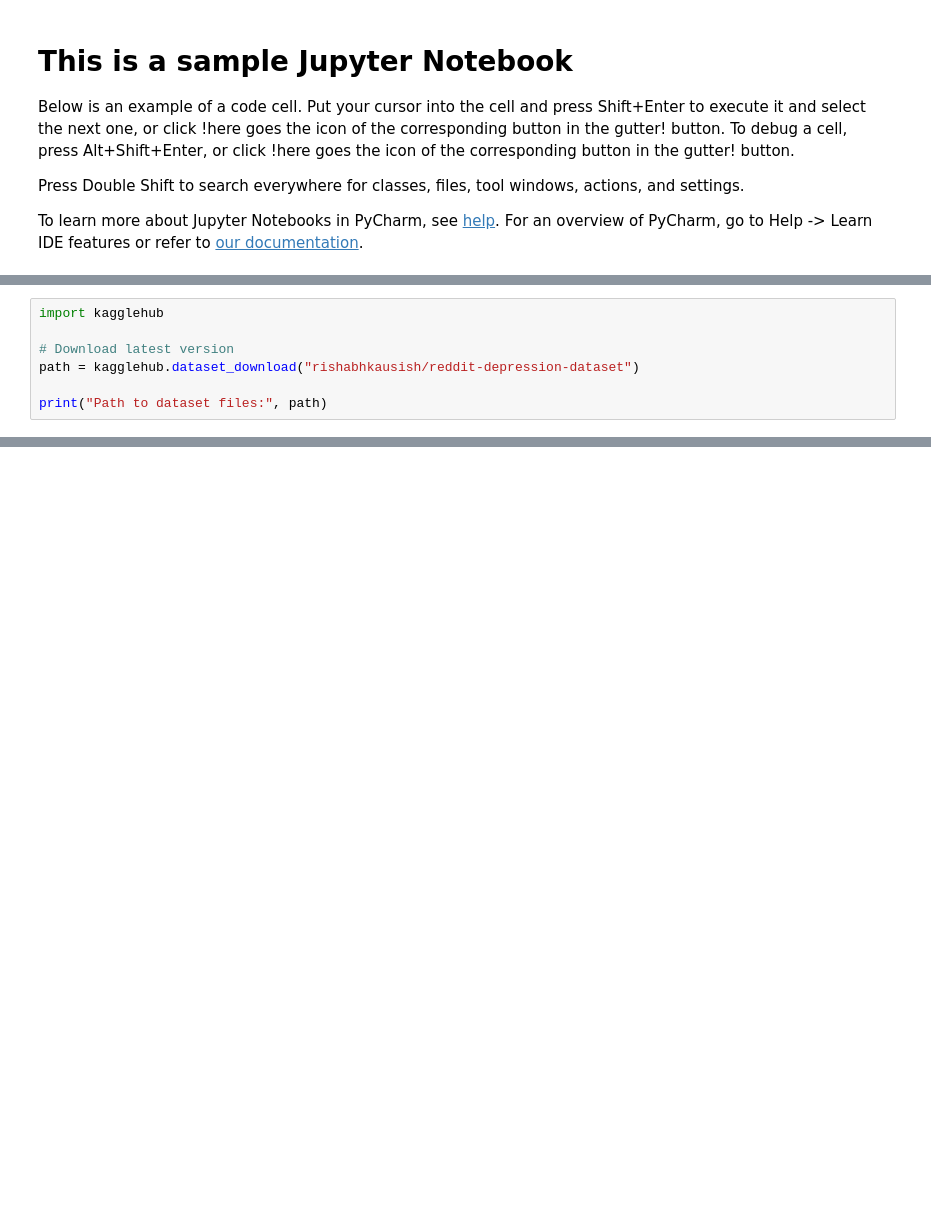
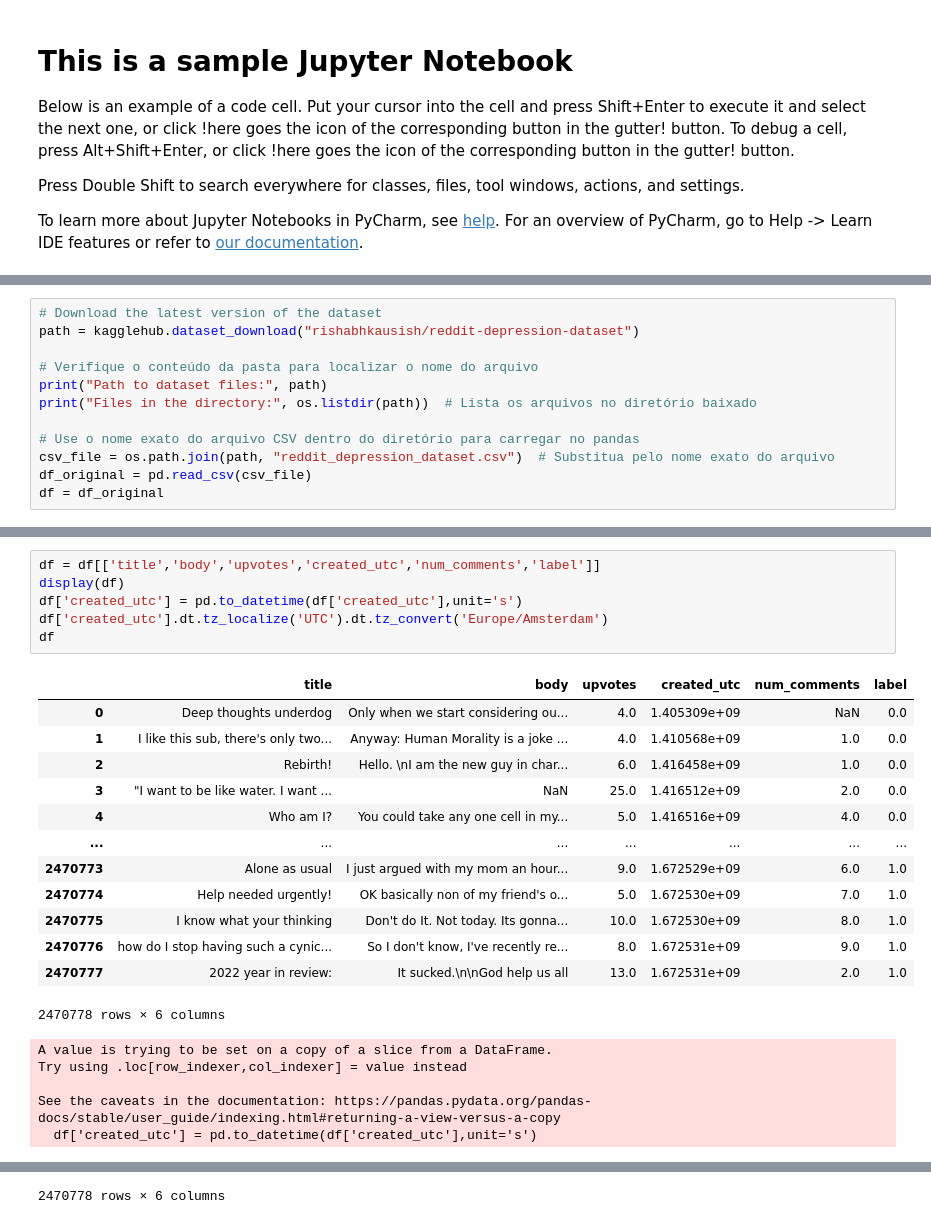
Before and after one commit to tomielopedro/FinalWork, a Jupyter notebook: sample.ipynb, the cells around one changed output, grey strips where cells are left out. Saved outputs shown, nothing was run; the diff lists cells and outputs as text; blank space fills up the shorter version.

```diff
--- a/sample.ipynb
+++ b/sample.ipynb
@@ -12,9 +21,14 @@ For an overview of PyCharm, go to Help -> Learn IDE features or refer to [our do
 # %%
-import kagglehub
-
-# Download latest version
+# Download the latest version of the dataset
 path = kagglehub.dataset_download("rishabhkausish/reddit-depression-dataset")
 
+# Verifique o conteúdo da pasta para localizar o nome do arquivo
 print("Path to dataset files:", path)
+print("Files in the directory:", os.listdir(path))  # Lista os arquivos no diretório baixado
+
+# Use o nome exato do arquivo CSV dentro do diretório para carregar no pandas
+csv_file = os.path.join(path, "reddit_depression_dataset.csv")  # Substitua pelo nome exato do arquivo
+df_original = pd.read_csv(csv_file)
+df = df_original
 # %% [output]
 Warning: Looks like you're using an outdated `kagglehub` version, please consider updating (latest version: 0.3.3)
@@ -23,0 +37,25 @@ Path to dataset files: /Users/pedrotomielo/.cache/kagglehub/datasets/rishabhkaus
+# %%
+df = df[['title','body','upvotes','created_utc','num_comments','label']]
+display(df)
+df['created_utc'] = pd.to_datetime(df['created_utc'],unit='s')
+df['created_utc'].dt.tz_localize('UTC').dt.tz_convert('Europe/Amsterdam')
+df
+# %% [output]
+|  | title | body | upvotes | created_utc | num_comments | label |
+| 0 | Deep thoughts underdog | Only when we start considering ou... | 4.0 | 1.405309e+09 | NaN | 0.0 |
+| 1 | I like this sub, there's only two... | Anyway: Human Morality is a joke ... | 4.0 | 1.410568e+09 | 1.0 | 0.0 |
+| 2 | Rebirth! | Hello. \nI am the new guy in char... | 6.0 | 1.416458e+09 | 1.0 | 0.0 |
+| 3 | "I want to be like water. I want ... | NaN | 25.0 | 1.416512e+09 | 2.0 | 0.0 |
+| 4 | Who am I? | You could take any one cell in my... | 5.0 | 1.416516e+09 | 4.0 | 0.0 |
+| ... | ... | ... | ... | ... | ... | ... |
+| 2470773 | Alone as usual | I just argued with my mom an hour... | 9.0 | 1.672529e+09 | 6.0 | 1.0 |
+| 2470774 | Help needed urgently! | OK basically non of my friend's o... | 5.0 | 1.672530e+09 | 7.0 | 1.0 |
+| 2470775 | I know what your thinking | Don't do It. Not today. Its gonna... | 10.0 | 1.672530e+09 | 8.0 | 1.0 |
+| 2470776 | how do I stop having such a cynic... | So I don't know, I've recently re... | 8.0 | 1.672531e+09 | 9.0 | 1.0 |
+| 2470777 | 2022 year in review: | It sucked.\n\nGod help us all | 13.0 | 1.672531e+09 | 2.0 | 1.0 |
+2470778 rows × 6 columns
+A value is trying to be set on a copy of a slice from a DataFrame.
+Try using .loc[row_indexer,col_indexer] = value instead
+
+See the caveats in the documentation: https://pandas.pydata.org/pandas-docs/stable/user_guide/indexing.html#returning-a-view-versus-a-copy
+  df['created_utc'] = pd.to_datetime(df['created_utc'],unit='s')
@@ -23,0 +74 @@ Path to dataset files: /Users/pedrotomielo/.cache/kagglehub/datasets/rishabhkaus
+2470778 rows × 6 columns
```
Also changed, not shown: parts of 25 cells of this notebook.
